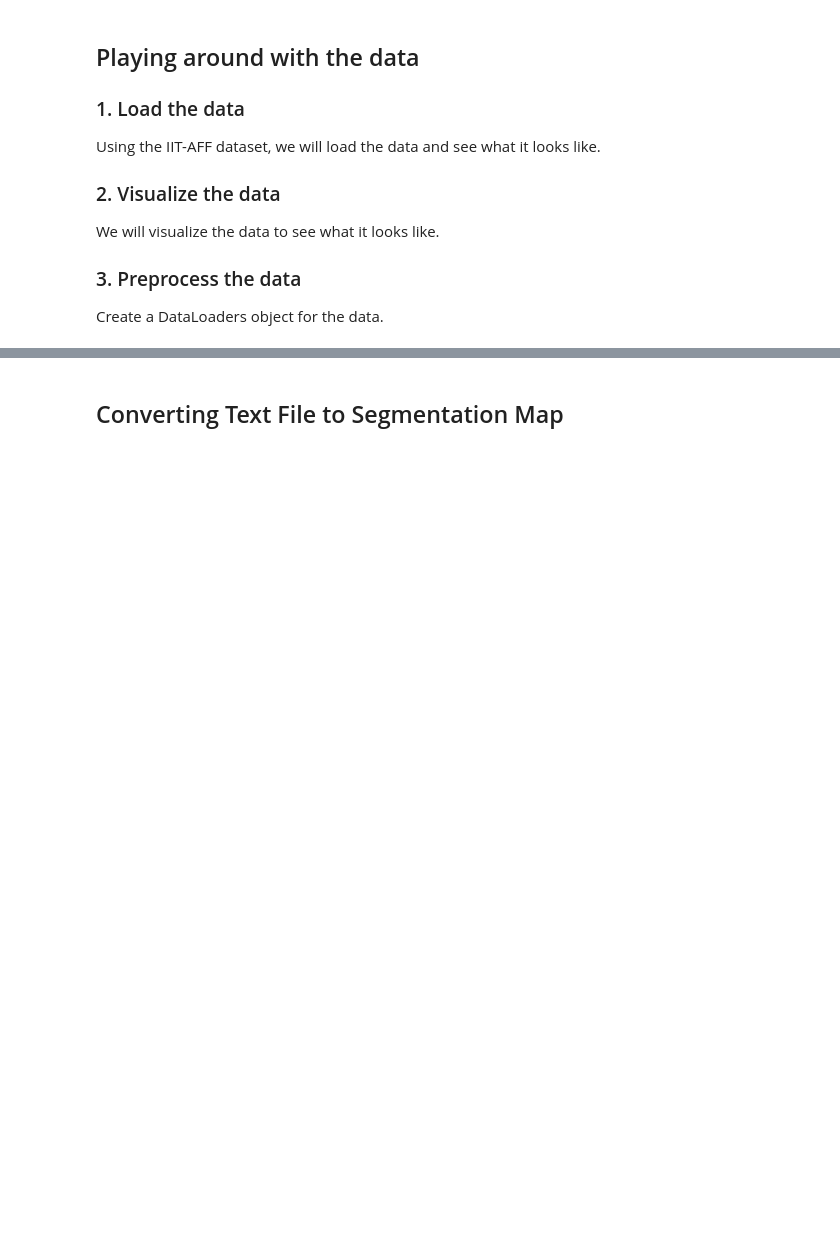
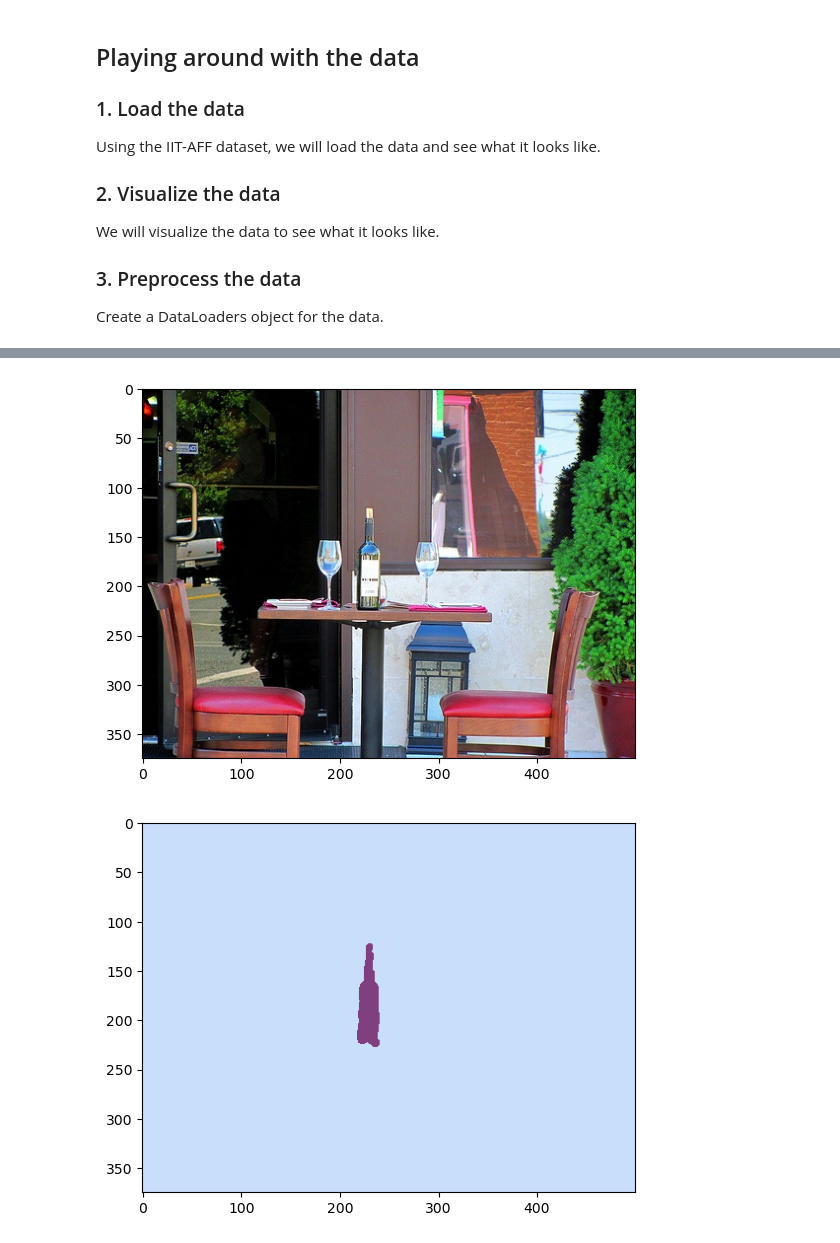
Before and after one commit to igunduz/hlcv-project, a Jupyter notebook: src/notebooks/exercise.ipynb, the cells around one changed output, grey strips where cells are left out. Drawn from its saved outputs; the diff is of its cells as text; code cells hidden in the pictures; blank space fills up the shorter version.

Commit message:
Completed code for DataLoader

```diff
--- a/src/notebooks/exercise.ipynb
+++ b/src/notebooks/exercise.ipynb
@@ -9,7 +9,7 @@
 # See the Tutorial Slides for more detail.
 
 # Works on your local machine but not on Colab!
-PROJECT_ROOT = '/icbb/projects/igunduz/hlcv-project'
+PROJECT_ROOT = '../..'
 
 # Fix this path and use this one on Colab
 # PROJECT_ROOT = '/content/drive/MyDrive/TeamX'
@@ -80,3 +79 @@ print(math.sqrt(562500))
-# %% [markdown]
-## Converting Text File to Segmentation Map
 # %%
@@ -129,0 +134,51 @@ plt.show()
+# %%
+from transformers import SegformerFeatureExtractor
+
+segformer_b0_feature_extractor = SegformerFeatureExtractor.from_pretrained("nvidia/segformer-b0-finetuned-ade-512-512")
+# segformer_b0_feature_extractor = SegformerFeatureExtractor.from_pretrained("nvidia/mit-b0")
+segformer_b0_feature_extractor.reduce_labels = True
+segformer_b0_feature_extractor.size = 600
+# %%
+import torchvision.transforms as transforms
+
+transform = transforms.Compose([
+    # transforms.Resize((600,600)),
+    transforms.ToTensor(),
+])
+
+image_filename = ospj(data_dir, "rgb", "ILSVRC2014_train_00044663.jpg")
+image = Image.open(image_filename).convert("RGB")
+np_image = np.array(image)
+
+# Load Affordance Label
+affordance_file = "ILSVRC2014_train_00044663.jpg".replace(".jpg", ".txt")
+affordance_filename = ospj(data_dir, "affordances_labels", affordance_file)
+affordances_labels = parse_affordance_labels(affordance_filename)
+
+# Load Object Label
+object_file = "ILSVRC2014_train_00044663.jpg".replace(".jpg", ".txt")
+object_filename = ospj(data_dir, "object_labels", object_file)
+object_labels = parse_object_labels(object_filename)
+
+# Apply transformations if provided
+if transform is not None:
+    tensor_image = transform(Image.fromarray(np_image))
+    affordances_labels = transform(affordances_labels)
+
+tensor_image = transforms.ToPILImage()(tensor_image).convert("RGB")
+plt.imshow(tensor_image)
+plt.show()
+
+affordances_labels = transforms.ToPILImage()(affordances_labels).convert("RGB")
+plt.imshow(affordances_labels)
+plt.show()
+
+
+# Extract features if feature_extractor is provided
+if segformer_b0_feature_extractor is not None:
+    encoded_inputs = segformer_b0_feature_extractor(tensor_image, affordances_labels, return_tensors="pt")
+    for k,v in encoded_inputs.items():
+        encoded_inputs[k].squeeze_()
+# %% [output]
+[figure, added]
+[figure, added]
```
Also changed, not shown: parts of 14 cells of this notebook, 1 other file.
